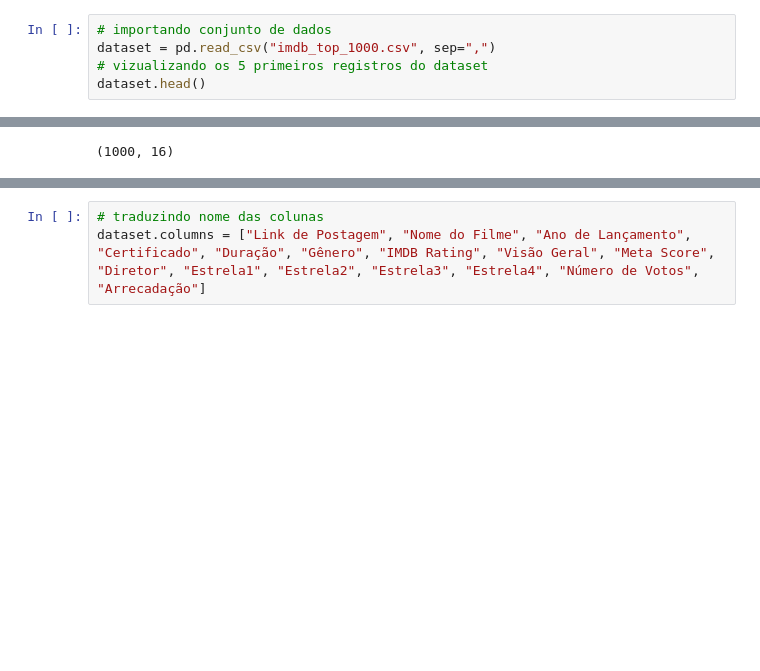
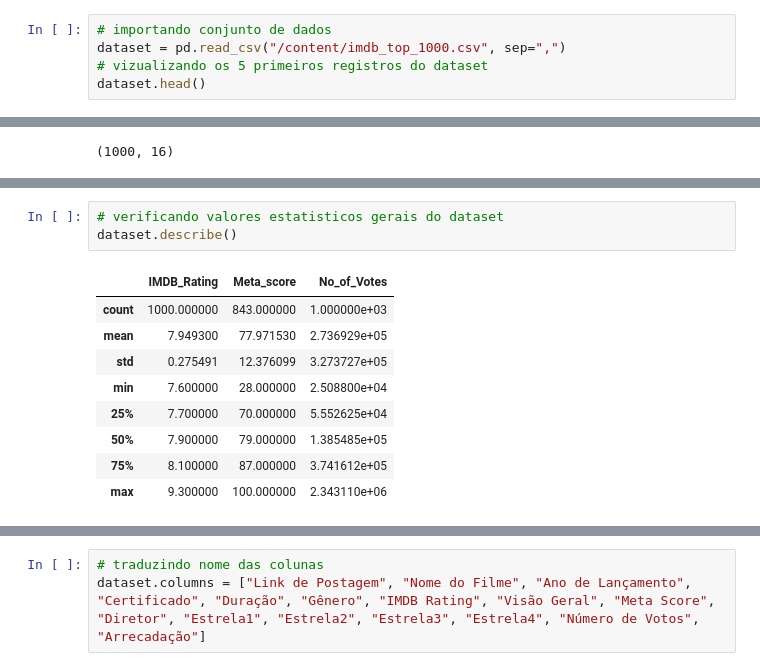
Before and after one commit to janderwow/imdb_movies, a Jupyter notebook: imdb.ipynb, the cells around one changed output, grey strips where cells are left out. Cells and saved outputs as stored; diff of their text form; blank space fills up the shorter version.

```diff
--- a/imdb.ipynb
+++ b/imdb.ipynb
@@ -6,7 +6,7 @@ import seaborn as srn
 import statistics as sts
 # %%
 # importando conjunto de dados
-dataset = pd.read_csv("imdb_top_1000.csv", sep=",")
+dataset = pd.read_csv("/content/imdb_top_1000.csv", sep=",")
 # vizualizando os 5 primeiros registros do dataset
 dataset.head()
 # %% [output]
@@ -23,0 +73,13 @@ dataset.shape
+# %%
+# verificando valores estatisticos gerais do dataset
+dataset.describe()
+# %% [output]
+|  | IMDB_Rating | Meta_score | No_of_Votes |
+| count | 1000.000000 | 843.000000 | 1.000000e+03 |
+| mean | 7.949300 | 77.971530 | 2.736929e+05 |
+| std | 0.275491 | 12.376099 | 3.273727e+05 |
+| min | 7.600000 | 28.000000 | 2.508800e+04 |
+| 25% | 7.700000 | 70.000000 | 5.552625e+04 |
+| 50% | 7.900000 | 79.000000 | 1.385485e+05 |
+| 75% | 8.100000 | 87.000000 | 3.741612e+05 |
+| max | 9.300000 | 100.000000 | 2.343110e+06 |
```
Also changed, not shown: parts of 8 cells of this notebook.
